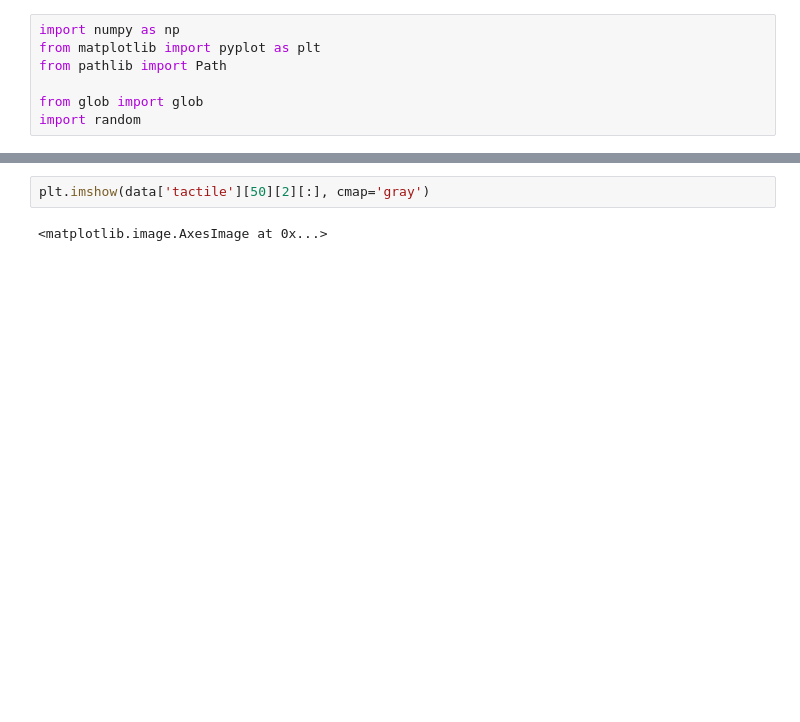
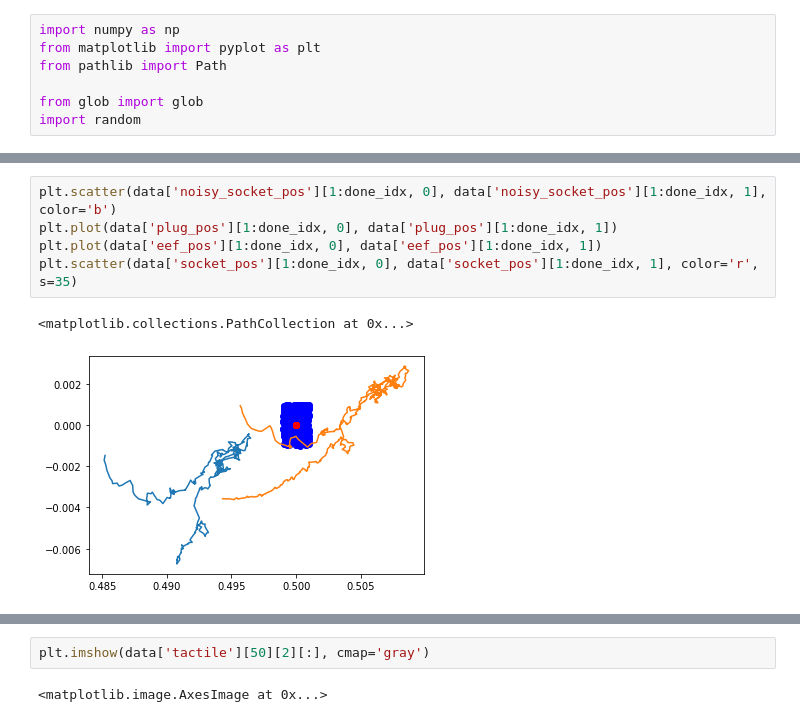
Before and after one commit to osheraz/IsaacGymInsertion, a Jupyter notebook: isaacgyminsertion/test_files/viz.ipynb, the cells around one changed output, grey strips where cells are left out. Drawn from its saved outputs; the diff is of its cells as text; blank space fills up the shorter version.

```diff
--- a/isaacgyminsertion/test_files/viz.ipynb
+++ b/isaacgyminsertion/test_files/viz.ipynb
@@ -28,3 +28,11 @@ ax.plot(data['eef_pos'][:done_idx, 0], data['eef_pos'][:done_idx, 1], zs=data['e
+# %%
+plt.scatter(data['noisy_socket_pos'][1:done_idx, 0], data['noisy_socket_pos'][1:done_idx, 1], color='b')
+plt.plot(data['plug_pos'][1:done_idx, 0], data['plug_pos'][1:done_idx, 1])
+plt.plot(data['eef_pos'][1:done_idx, 0], data['eef_pos'][1:done_idx, 1])
+plt.scatter(data['socket_pos'][1:done_idx, 0], data['socket_pos'][1:done_idx, 1], color='r', s=35)
+# %% [output]
+<matplotlib.collections.PathCollection at 0x...>
+[figure, added]
 # %%
 latent = data['latent']
 plt.plot(latent[:done_idx, :])
```
Also changed, not shown: parts of 3 cells of this notebook, 3 other files.
